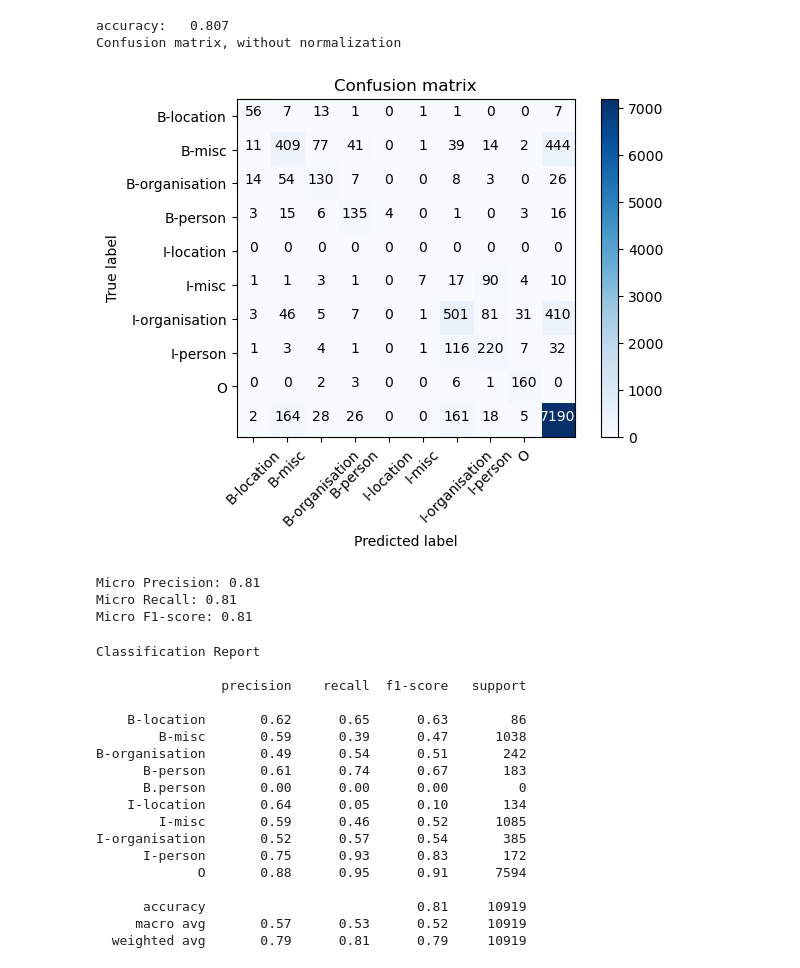
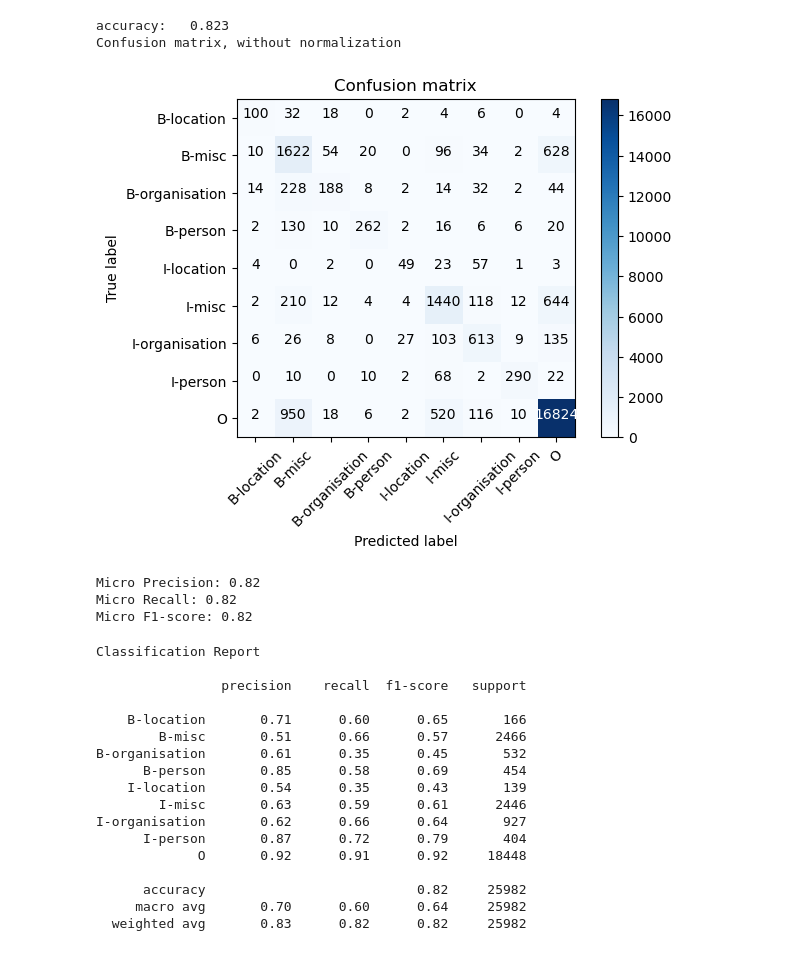
Before and after one commit to A-Corp-CTO/SecondYearProject, a Jupyter notebook: Scripts/analysis.ipynb, the cells around one changed output. Cells and saved outputs as stored; diff of their text form; code cells hidden in the pictures.

```diff
--- a/Scripts/analysis.ipynb
+++ b/Scripts/analysis.ipynb
@@ -84,24 +99,16 @@ pred_60 = read_data("Predictions/random_ai_60_predictions.txt")
 # %%
-import numpy as np
-import seaborn as sns
-import matplotlib.pyplot as plt
-from sklearn.metrics import confusion_matrix
-import pandas as pd
+ground_truth= unite_lists(pd.DataFrame(ai)[1])
+predicted = unite_lists(pd.DataFrame(pred)[1])
+cm = confusion_matrix(ground_truth, predicted)
 
-ground_truth= unite_lists(pd.DataFrame(ai)[1])
-predicted = [unite_lists(pd.DataFrame(pred_10)[1]),unite_lists(pd.DataFrame(pred_20)[1]),unite_lists(pd.DataFrame(pred_30)[1]),unite_lists(pd.DataFrame(pred_40)[1]),unite_lists(pd.DataFrame(pred_50)[1]),unite_lists(pd.DataFrame(pred_60)[1])]
+unique_labels = np.unique(ground_truth)
+cm = confusion_matrix(ground_truth, predicted, labels=unique_labels)
 
-for pred in predicted:
-    cm = confusion_matrix(ground_truth, pred)
-
-    unique_labels = np.unique(ground_truth)
-    cm = confusion_matrix(ground_truth, pred, labels=unique_labels)
-
-    # Plot the confusion matrix
-    plt.figure(figsize=(10, 8))
-    sns.heatmap(cm, annot=True, fmt='d', cmap='Blues', xticklabels=unique_labels, yticklabels=unique_labels)
-    plt.title('Confusion Matrix')
-    plt.xlabel('Predicted Labels')
-    plt.ylabel('True Labels')
-    plt.show()
+# Plot the confusion matrix
+plt.figure(figsize=(10, 8))
+sns.heatmap(cm, annot=True, fmt='d', cmap='Blues', xticklabels=unique_labels, yticklabels=unique_labels)
+plt.title('Confusion Matrix')
+plt.xlabel('Predicted Labels')
+plt.ylabel('True Labels')
+plt.show()
 # %% [output]
@@ -145,48 +147,47 @@ for pred in predicted:
 # %%
 from sklearn import metrics
 import itertools
 
-score = metrics.accuracy_score(ground_truth, predicted[5])
+score = metrics.accuracy_score(ground_truth, predicted)
 print("accuracy:   %0.3f" % score)
 
 # classes=['True', 'False']
 classes =np.unique(ground_truth)
-cm = metrics.confusion_matrix(ground_truth, predicted[5])
+cm = metrics.confusion_matrix(ground_truth, predicted)
 plot_confusion_matrix(cm, classes=classes)
 # %% [output]
-accuracy:   0.807
+accuracy:   0.823
 Confusion matrix, without normalization
-[figure, old version]
+[figure, new version]
 # %%
 from sklearn.metrics import accuracy_score, precision_score, recall_score, f1_score
 from sklearn.metrics import classification_report
 
-print('Micro Precision: {:.2f}'.format(precision_score(ground_truth, predicted[5], average='micro')))
-print('Micro Recall: {:.2f}'.format(recall_score(ground_truth, predicted[5], average='micro')))
-print('Micro F1-score: {:.2f}\n'.format(f1_score(ground_truth, predicted[5], average='micro')))
+print('Micro Precision: {:.2f}'.format(precision_score(ground_truth, predicted, average='micro')))
+print('Micro Recall: {:.2f}'.format(recall_score(ground_truth, predicted, average='micro')))
+print('Micro F1-score: {:.2f}\n'.format(f1_score(ground_truth, predicted, average='micro')))
 # %% [output]
-Micro Precision: 0.81
-Micro Recall: 0.81
-Micro F1-score: 0.81
+Micro Precision: 0.82
+Micro Recall: 0.82
+Micro F1-score: 0.82
 # %%
 print('\nClassification Report\n')
-print(classification_report(ground_truth, predicted[5]))
+print(classification_report(ground_truth, predicted))
 # %% [output]
 Classification Report
 
                 precision    recall  f1-score   support
 
-    B-location       0.62      0.65      0.63        86
-        B-misc       0.59      0.39      0.47      1038
-B-organisation       0.49      0.54      0.51       242
-      B-person       0.61      0.74      0.67       183
-      B.person       0.00      0.00      0.00         0
-    I-location       0.64      0.05      0.10       134
-        I-misc       0.59      0.46      0.52      1085
-I-organisation       0.52      0.57      0.54       385
-      I-person       0.75      0.93      0.83       172
-             O       0.88      0.95      0.91      7594
+    B-location       0.71      0.60      0.65       166
+        B-misc       0.51      0.66      0.57      2466
+B-organisation       0.61      0.35      0.45       532
+      B-person       0.85      0.58      0.69       454
+    I-location       0.54      0.35      0.43       139
+        I-misc       0.63      0.59      0.61      2446
+I-organisation       0.62      0.66      0.64       927
+      I-person       0.87      0.72      0.79       404
+             O       0.92      0.91      0.92     18448
 
-      accuracy                           0.81     10919
-     macro avg       0.57      0.53      0.52     10919
-  weighted avg       0.79      0.81      0.79     10919
+      accuracy                           0.82     25982
+     macro avg       0.70      0.60      0.64     25982
+  weighted avg       0.83      0.82      0.82     25982
```
Also changed, not shown: parts of 8 cells of this notebook.
